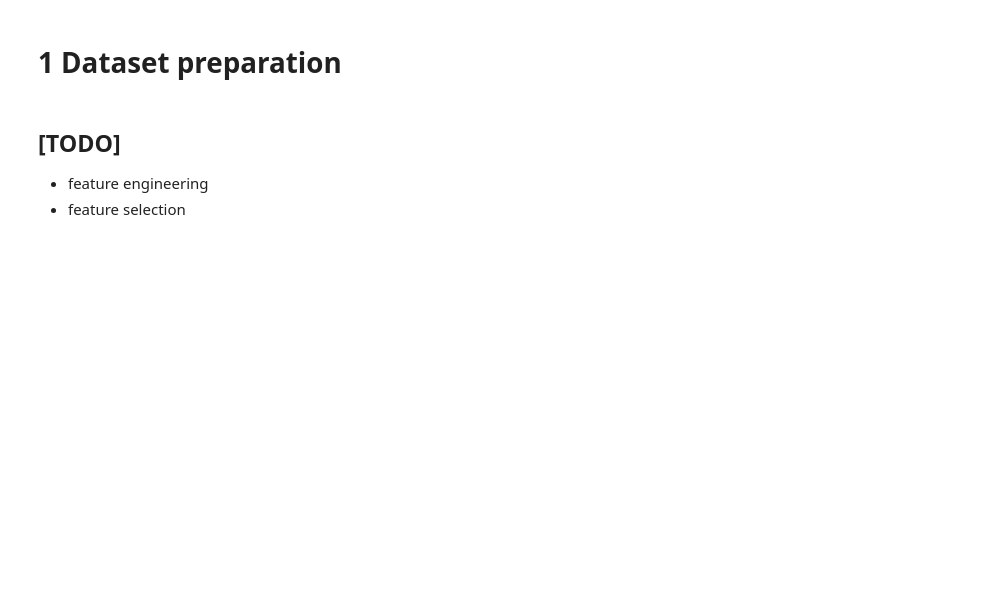
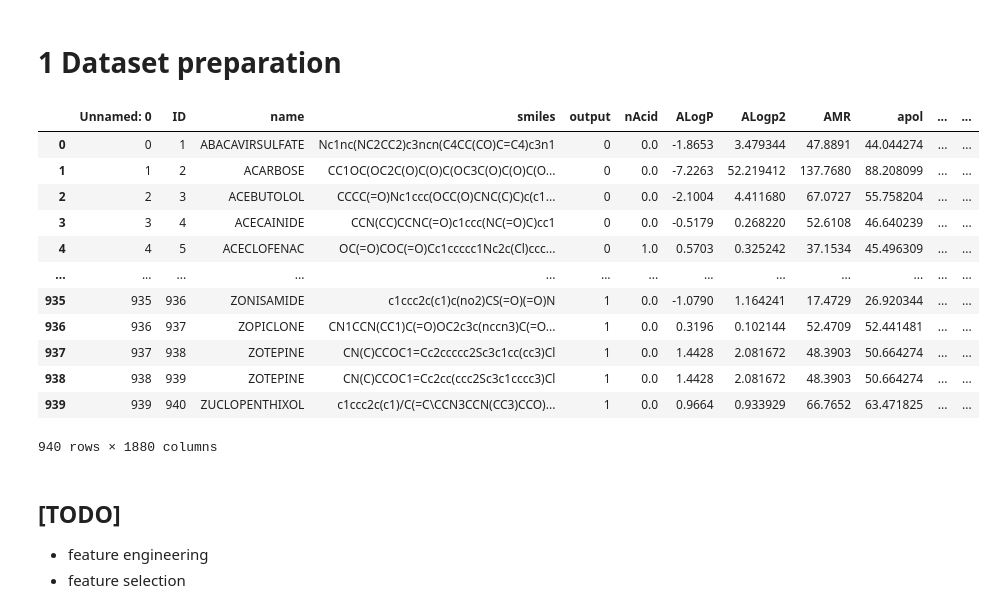
Before and after one commit to Jing-Cyuan/asma-course, a Jupyter notebook: asma_classifier.ipynb, the cells around one changed output. Drawn from its saved outputs; the diff is of its cells as text; code cells hidden in the pictures; blank space fills up the shorter version.

```diff
--- a/asma_classifier.ipynb
+++ b/asma_classifier.ipynb
@@ -16,9 +16,23 @@ import pickle
 # %% [markdown]
 # 1 Dataset preparation
 # %%
-dev_csv_file = "smiles_descriptor.csv"  # <-- your data.csv path
+dev_csv_file = r"C:\Users\charl\Desktop\ASMA\smiles_descriptor.csv"  # <-- your data.csv path
 df0 = pd.read_csv(dev_csv_file)
 df0
+# %% [output]
+|  | Unnamed: 0 | ID | name | smiles | output | nAcid | ALogP | ALogp2 | AMR | apol | ... | ... |
+| 0 | 0 | 1 | ABACAVIRSULFATE | Nc1nc(NC2CC2)c3ncn(C4CC(CO)C=C4)c3n1 | 0 | 0.0 | -1.8653 | 3.479344 | 47.8891 | 44.044274 | ... | ... |
+| 1 | 1 | 2 | ACARBOSE | CC1OC(OC2C(O)C(O)C(OC3C(O)C(O)C(O... | 0 | 0.0 | -7.2263 | 52.219412 | 137.7680 | 88.208099 | ... | ... |
+| 2 | 2 | 3 | ACEBUTOLOL | CCCC(=O)Nc1ccc(OCC(O)CNC(C)C)c(c1... | 0 | 0.0 | -2.1004 | 4.411680 | 67.0727 | 55.758204 | ... | ... |
+| 3 | 3 | 4 | ACECAINIDE | CCN(CC)CCNC(=O)c1ccc(NC(=O)C)cc1 | 0 | 0.0 | -0.5179 | 0.268220 | 52.6108 | 46.640239 | ... | ... |
+| 4 | 4 | 5 | ACECLOFENAC | OC(=O)COC(=O)Cc1ccccc1Nc2c(Cl)ccc... | 0 | 1.0 | 0.5703 | 0.325242 | 37.1534 | 45.496309 | ... | ... |
+| ... | ... | ... | ... | ... | ... | ... | ... | ... | ... | ... | ... | ... |
+| 935 | 935 | 936 | ZONISAMIDE | c1ccc2c(c1)c(no2)CS(=O)(=O)N | 1 | 0.0 | -1.0790 | 1.164241 | 17.4729 | 26.920344 | ... | ... |
+| 936 | 936 | 937 | ZOPICLONE | CN1CCN(CC1)C(=O)OC2c3c(nccn3)C(=O... | 1 | 0.0 | 0.3196 | 0.102144 | 52.4709 | 52.441481 | ... | ... |
+| 937 | 937 | 938 | ZOTEPINE | CN(C)CCOC1=Cc2ccccc2Sc3c1cc(cc3)Cl | 1 | 0.0 | 1.4428 | 2.081672 | 48.3903 | 50.664274 | ... | ... |
+| 938 | 938 | 939 | ZOTEPINE | CN(C)CCOC1=Cc2cc(ccc2Sc3c1cccc3)Cl | 1 | 0.0 | 1.4428 | 2.081672 | 48.3903 | 50.664274 | ... | ... |
+| 939 | 939 | 940 | ZUCLOPENTHIXOL | c1ccc2c(c1)/C(=C\CCN3CCN(CC3)CCO)... | 1 | 0.0 | 0.9664 | 0.933929 | 66.7652 | 63.471825 | ... | ... |
+940 rows × 1880 columns
 # %% [markdown]
 ## [TODO]
 - feature engineering
```
Also changed, not shown: parts of 21 cells of this notebook.
